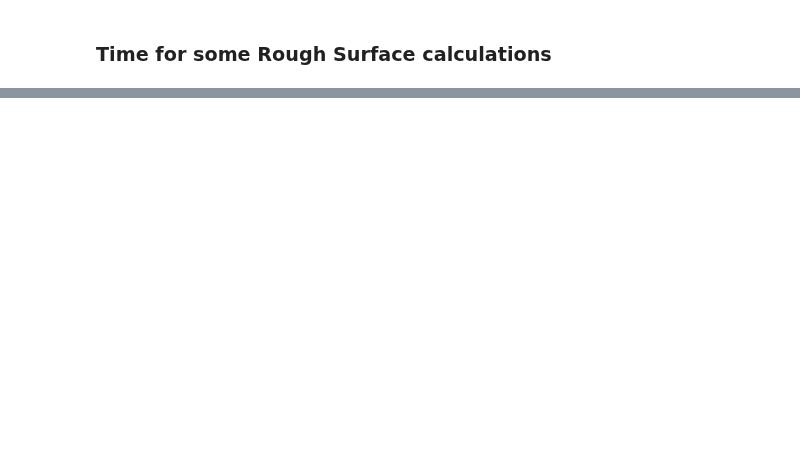
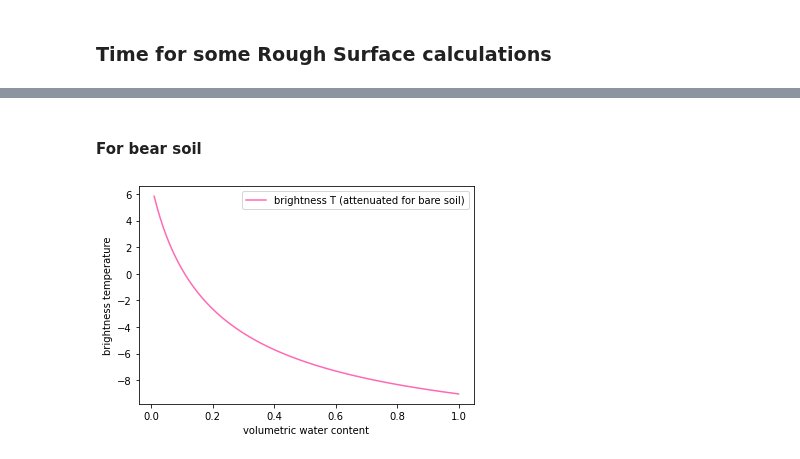
Before and after one commit to debnovalina/PPESO-Practical, a Jupyter notebook: microwave.ipynb, the cells around one changed output, grey strips where cells are left out. Saved outputs shown, nothing was run; the diff lists cells and outputs as text; code cells hidden in the pictures; blank space fills up the shorter version.

```diff
--- a/microwave.ipynb
+++ b/microwave.ipynb
@@ -215,7 +214,7 @@ def compute_TB_p(epsilon_s_p, T_s, gamma, omega, T_v):
 
     #scattered volume emission
     term3 = (1 - epsilon_s_p) * (1 - omega) * (1 - gamma) * T_v * gamma
-    return term1 + term2 + term3
+    return term1 , term2 , term3
 
 
 def gamma_opacity(b, VWC, theta):
@@ -226,3 +225,23 @@ def gamma_opacity(b, VWC, theta):
     tau = b * VWC
     opacity_gamma = np.exp(-tau/ np.cos(theta))
     return opacity_gamma
+# %% [markdown]
+#### For bear soil
+# %%
+Ts=18
+b=0.11
+single_scattering_albedo=0.05
+
+gamma=gamma_opacity(b,0,incident_angle)
+
+t1,t2,t3=compute_TB_p(rough_hh, Ts, gamma, single_scattering_albedo, Ts)
+bare_soil=t1+t2+t3
+
+plt.figure()
+plt.plot(mv,bare_soil,color='hotpink',label='brightness T (attenuated for bare soil)')
+plt.xlabel('volumetric water content')
+plt.ylabel('brightness temperature')
+plt.legend()
+plt.show()
+# %% [output]
+[figure, added]
```
Also changed, not shown: parts of 5 cells of this notebook.
